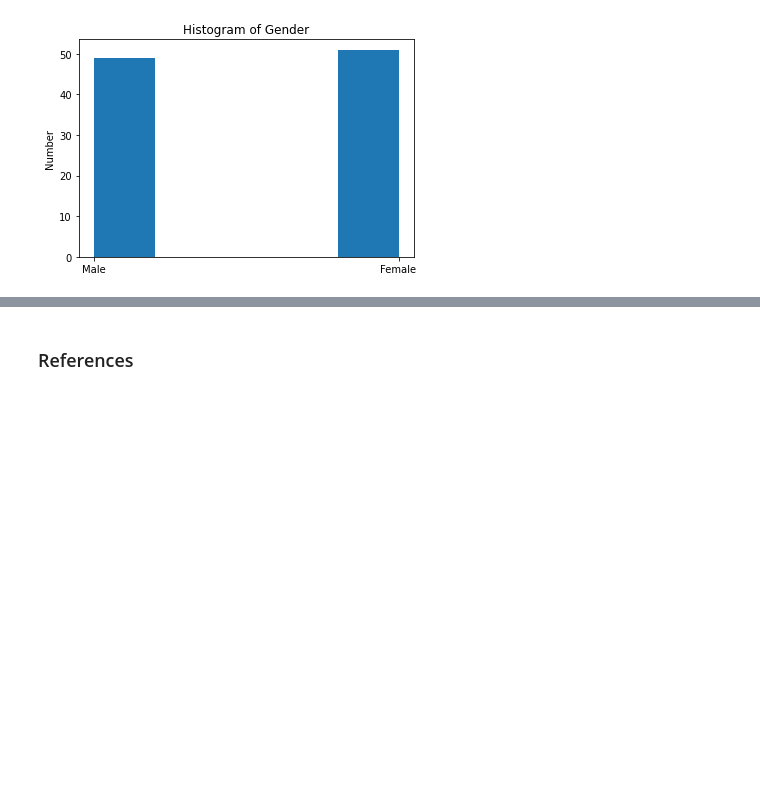
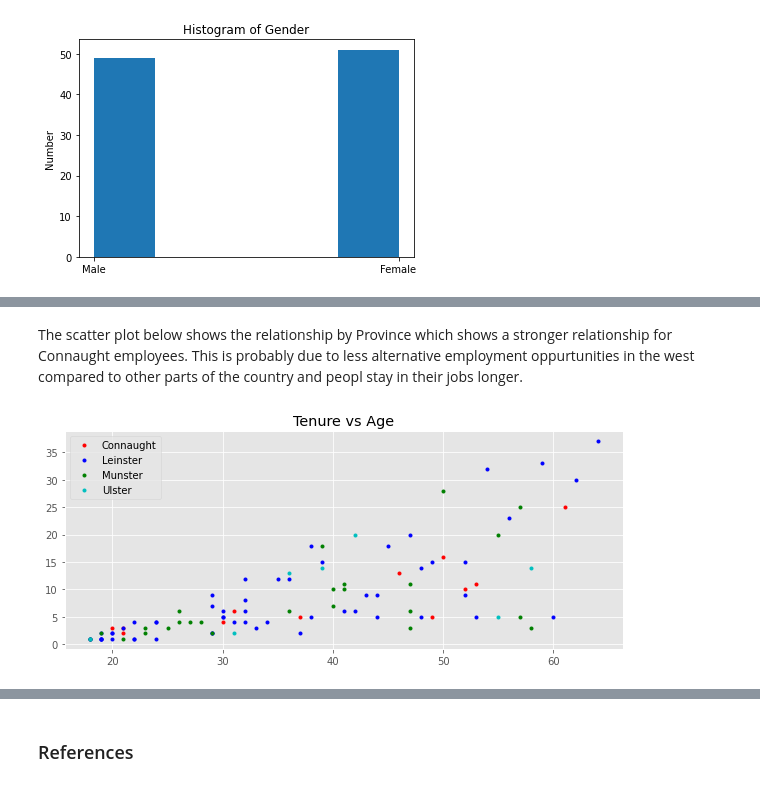
Before and after one commit to nmanley73/Project-Programming, a Jupyter notebook: Project - Programming.ipynb, the cells around one changed output, grey strips where cells are left out. Saved outputs shown, nothing was run; the diff lists cells and outputs as text; code cells hidden in the pictures; blank space fills up the shorter version.

```diff
--- a/Project - Programming.ipynb
+++ b/Project - Programming.ipynb
@@ -80,0 +137,24 @@ TypeError: 'str' object is not callable
+# %% [markdown]
+The scatter plot below shows the relationship by Province which shows a stronger relationship for Connaught employees. This is probably due to less alternative employment oppurtunities in the west compared to other parts of the country and peopl stay in their jobs longer.
+# %%
+# makes plot bigger
+plt.rcParams['figure.figsize'] = (10.0, 4.0)
+# tidier plot
+plt.style.use("ggplot")
+# plot Age and tenure to see relationship
+conn = df.loc[df["Province"]=="Connaught"]
+lein = df.loc[df["Province"]=="Leinster"]
+mun = df.loc[df["Province"]=="Munster"]
+uls = df.loc[df["Province"]=="Ulster"]
+
+plt.plot(conn["Age"], conn["Tenure"],'r.', label = 'Connaught')
+plt.plot(lein["Age"],lein["Tenure"], 'b.', label = 'Leinster')
+plt.plot(mun["Age"],mun["Tenure"],'g.', label = 'Munster')
+plt.plot(uls["Age"],uls["Tenure"],'c.', label = 'Ulster')
+plt.legend()
+plt.title("Tenure vs Age")
+#plt.ylabel("Tenure")
+#plt.xlabel("Age")
+plt.show()
+# %% [output]
+[figure, added]
```
Also changed, not shown: parts of 20 cells of this notebook, 1 other file.
